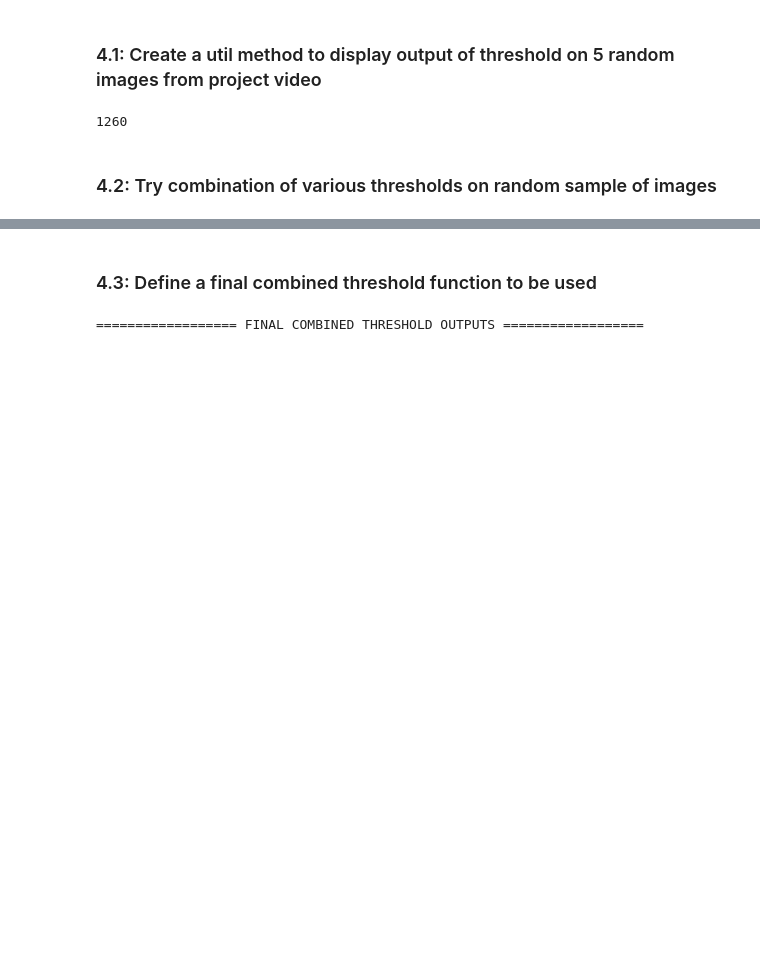
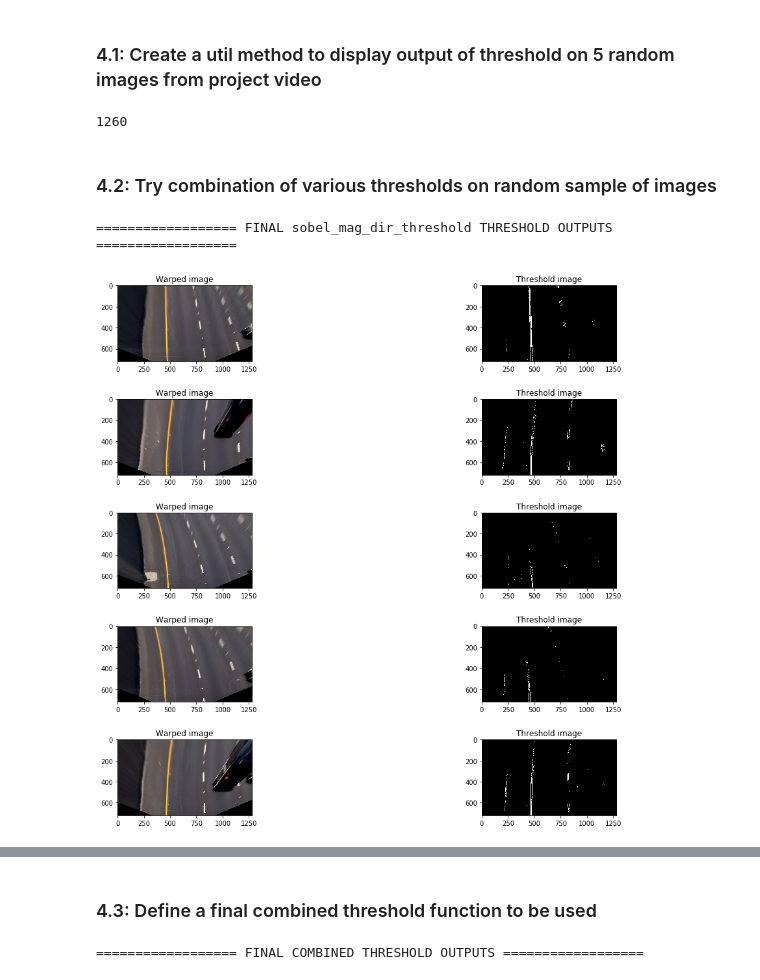
Before and after one commit to gvspraveen/CarND-Advanced-Lane-Lines, a Jupyter notebook: solution.ipynb, the cells around one changed output, grey strips where cells are left out. Drawn from its saved outputs; the diff is of its cells as text; code cells hidden in the pictures; blank space fills up the shorter version.

```diff
--- a/solution.ipynb
+++ b/solution.ipynb
@@ -322,12 +322,15 @@ def direction_threshold(img_rgb):
 # %%
 def sobel_mag_dir_threshold(img_rgb):
     mag_out = magnitude_threshold(img_rgb)
     grad_out = direction_threshold(img_rgb)
     binary_out = np.zeros_like(mag_out)
     binary_out[(grad_out==1) & (mag_out == 1)] = 1
     return binary_out
-# print()
-# print("================== FINAL sobel_mag_dir_threshold THRESHOLD OUTPUTS ==================")
-# visualize_thresholds(sobel_mag_dir_threshold)
+print()
+print("================== FINAL sobel_mag_dir_threshold THRESHOLD OUTPUTS ==================")
+visualize_thresholds(sobel_mag_dir_threshold)
+# %% [output]
+================== FINAL sobel_mag_dir_threshold THRESHOLD OUTPUTS ==================
+[figure, added]
 # %%
 def l_s_grad_threshold(img_rgb):
```
Also changed, not shown: parts of 8 cells of this notebook, 14 other files.
